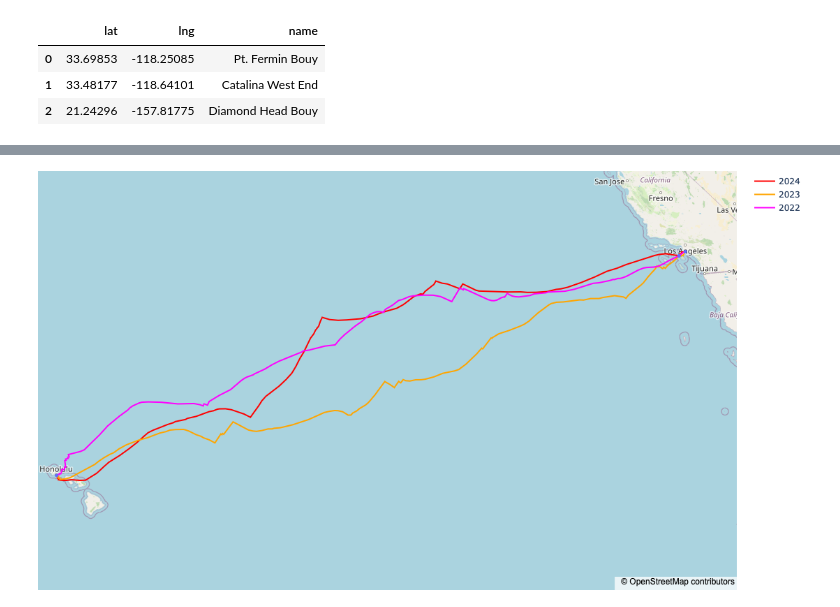
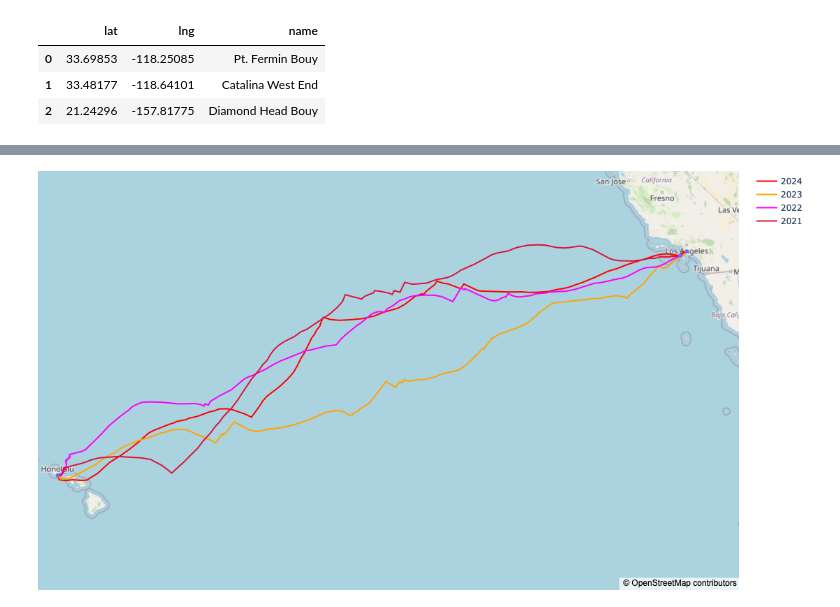
Before and after one commit to briandrawert/weather_routing, a Jupyter notebook: WeatherRouting-TransPac-YOY.ipynb, the cells around one changed output, grey strips where cells are left out. Drawn from its saved outputs; the diff is of its cells as text; code cells hidden in the pictures.

Commit message:
Working on isochron routing

```diff
--- a/WeatherRouting-TransPac-YOY.ipynb
+++ b/WeatherRouting-TransPac-YOY.ipynb
@@ -22,7 +22,10 @@ Tracks = {
         'grib_files_dir' : "/Volumes/Gribs/2023"},
     '2022':{'Start_Date' : 20220701,# July 1st, 12:00 PST
         'Start_Time' : 20, #19:00 UTC
-        'grib_files_dir' : "historical_gribs/2022"},
+        'grib_files_dir' : "/Volumes/Gribs/2022"},
+    '2021':{'Start_Date' : 20210701,# July 1st, 12:00 PST
+        'Start_Time' : 20, #19:00 UTC
+        'grib_files_dir' : "historical_gribs/2021"},
     }
 # %%
 waypoints
@@ -106,3 +109,10 @@ loading file: historical_gribs/2022/20220701-18-gfs.t18z.pgrb2.0p25.f004
 loading file: historical_gribs/2022/20220722-18-gfs.t18z.pgrb2.0p25.f005
 Diamond Head Bouy at 2022-07-22 16:00:00-07:00
 route calculated in 1098.7s
+# %%
+route2021 = weather_routing.route_shortest_path(
+    waypoints,
+    start_date=Tracks['2021']['Start_Date'],
+    start_time=Tracks['2021']['Start_Time'],
+    grib_files_dir=Tracks['2021']['grib_files_dir']
+)
@@ -164,31 +194,41 @@ fig.add_trace(go.Scattermapbox(
     lat=route2022['lat'],
     lon=route2022['lng'],
     mode='lines',
     line=dict(color='magenta', width=2),
     name='2022',
     hovertext=route2022['date']
 ))
 
+# Add the 4th route (coral line)
+fig.add_trace(go.Scattermapbox(
+    lat=route2021['lat'],
+    lon=route2021['lng'],
+    mode='lines',
+    line=dict(color='crimson', width=2),
+    name='2021',
+    hovertext=route2021['date']
+))
+
 
 
 # Add scatter points for waypoints
 scatter_points = px.scatter_mapbox(waypoints,
                                    lat="lat",
                                    lon="lng",
                                    hover_name="name")
 fig.add_traces(scatter_points.data)
 
 # Update layout for the map
 fig.update_layout(
     mapbox_style="open-street-map",
     mapbox_zoom=4,
     mapbox_center={"lat": 26.7, "lon": -137},
     margin={"r":0, "t":0, "l":0, "b":0},
    # width=800,
     height=600
 )
 
 # Show the plot
 fig.show()
 # %% [output]
-[figure, old version]
+[figure, new version]
```
Also changed, not shown: parts of 3 cells of this notebook, 5 other files.
